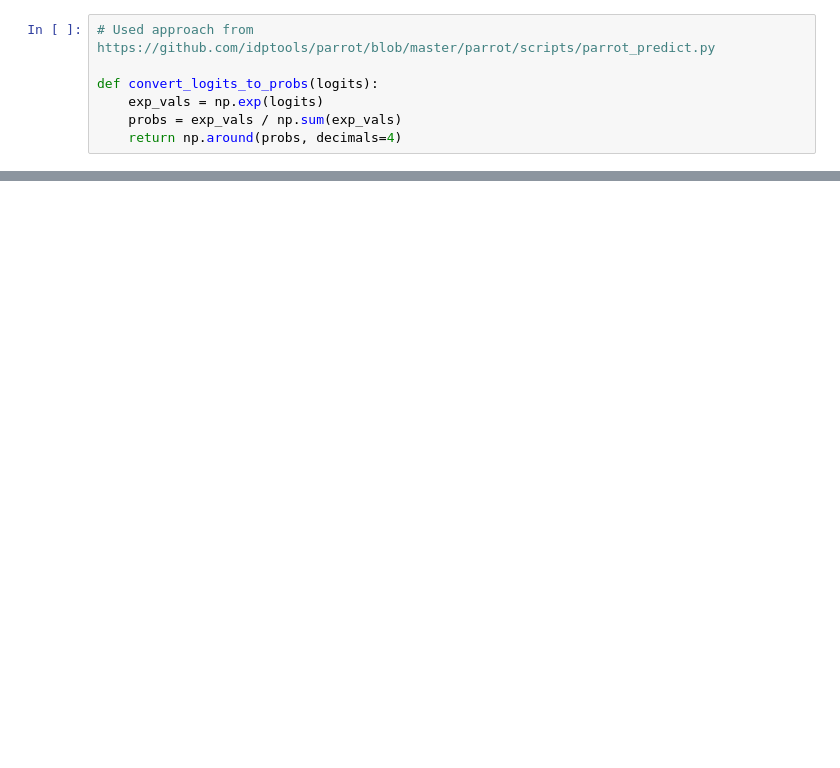
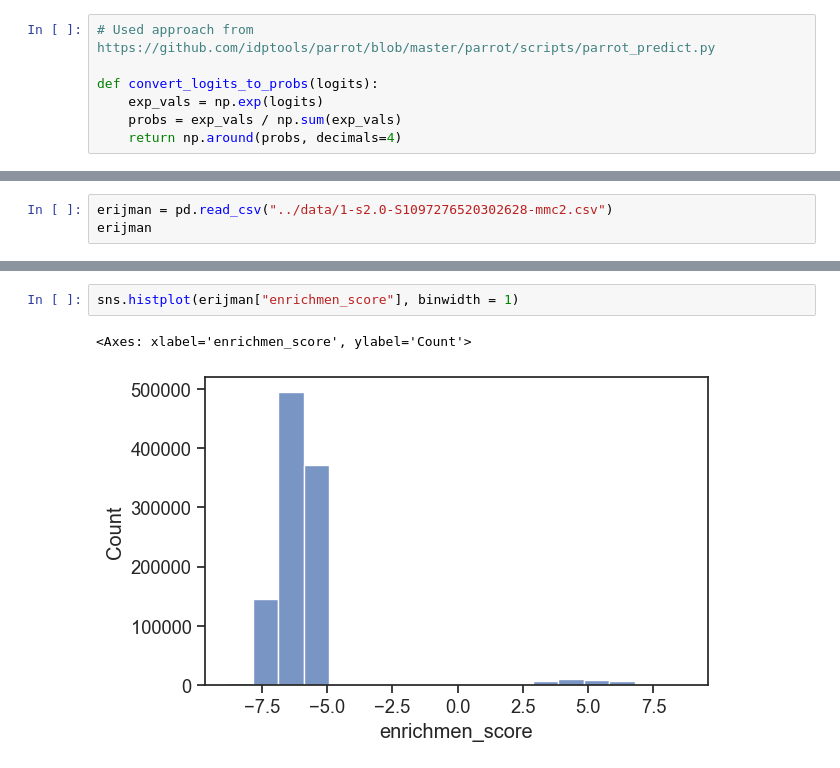
Before and after one commit to sanjanakotha/consensus_AD_predictor, a Jupyter notebook: notebooks/PARROT AD Predictor.ipynb, the cells around one changed output, grey strips where cells are left out. Drawn from its saved outputs; the diff is of its cells as text; blank space fills up the shorter version.

```diff
--- a/notebooks/PARROT AD Predictor.ipynb
+++ b/notebooks/PARROT AD Predictor.ipynb
@@ -62,0 +66,3 @@ ax.set_xlabel("Tile");
+# %%
+erijman = pd.read_csv("../data/1-s2.0-S1097276520302628-mmc2.csv")
+erijman
@@ -62,0 +90,5 @@ ax.set_xlabel("Tile");
+# %%
+sns.histplot(erijman["enrichmen_score"], binwidth = 1)
+# %% [output]
+<Axes: xlabel='enrichmen_score', ylabel='Count'>
+[figure, added]
```
Also changed, not shown: parts of 27 cells of this notebook, 36 other files.
